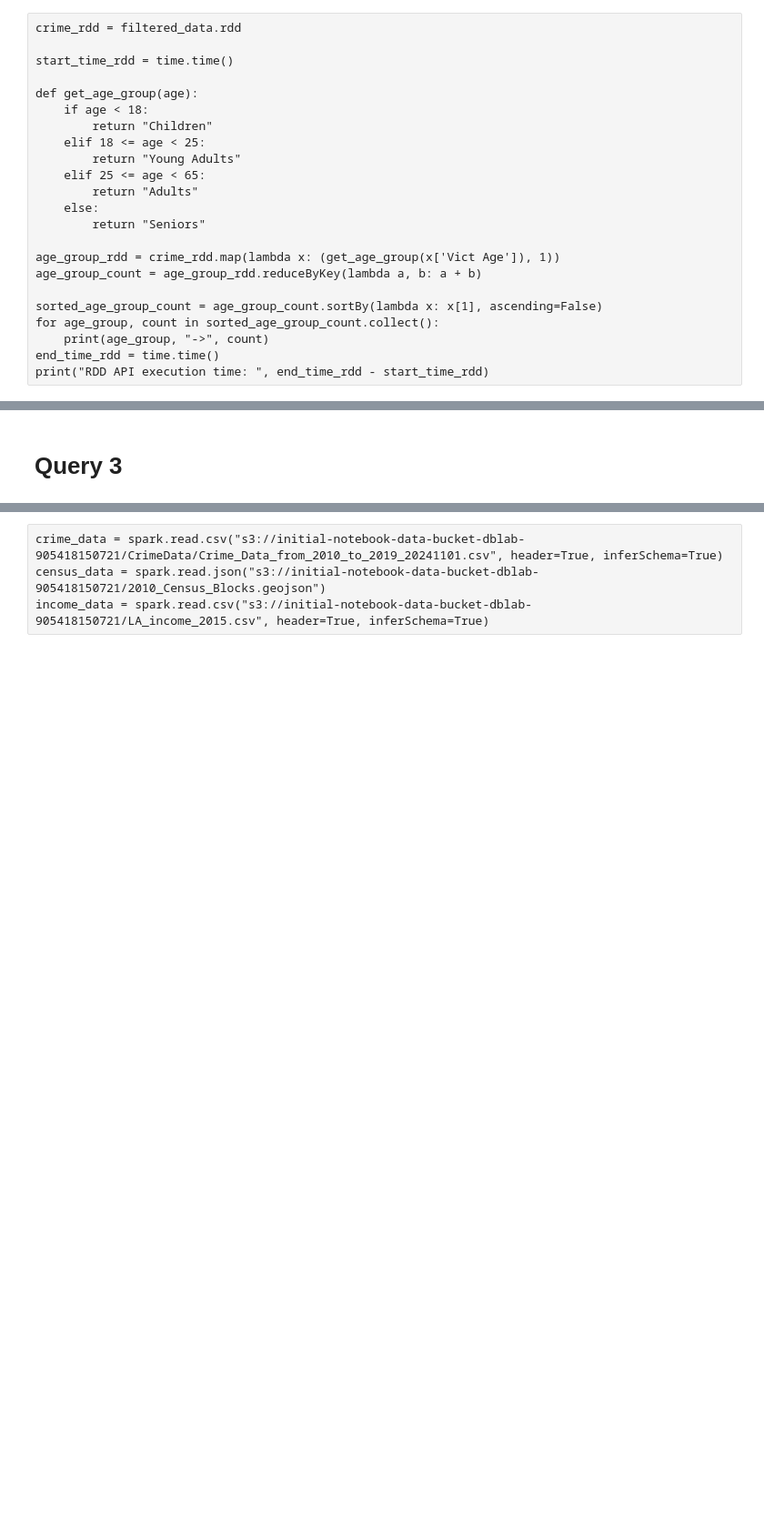
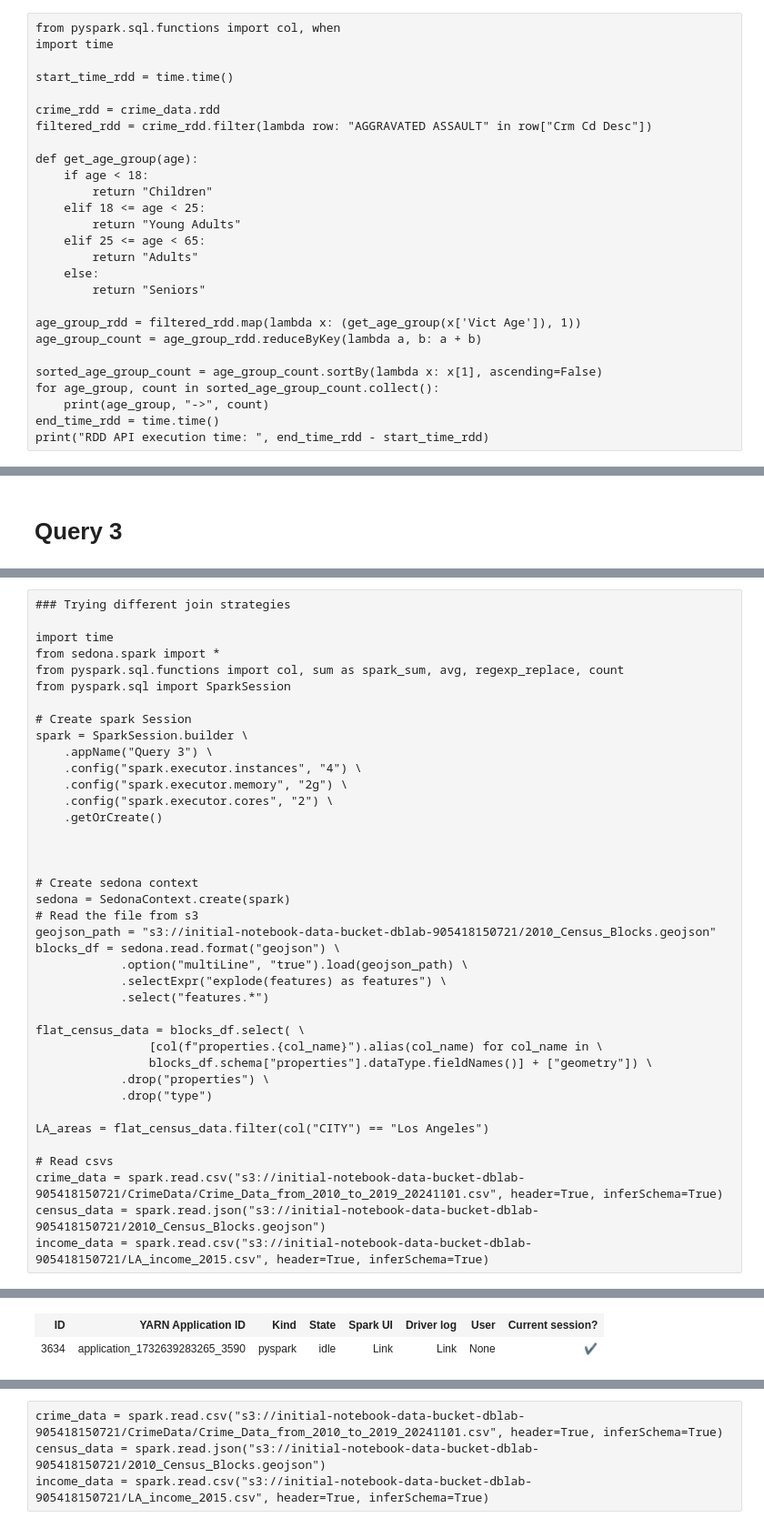
Before and after one commit to ntua-el20069/advancedDB-PySpark-project, a Jupyter notebook: DB-Queries.ipynb, the cells around one changed output, grey strips where cells are left out. Shown: that part at 91% size. Drawn from its saved outputs; the diff is of its cells as text; blank space fills up the shorter version.

```diff
--- a/DB-Queries.ipynb
+++ b/DB-Queries.ipynb
@@ -91,7 +98,11 @@ DataFrame API execution time:  12.480517148971558
 # %%
-crime_rdd = filtered_data.rdd
+from pyspark.sql.functions import col, when
+import time
 
 start_time_rdd = time.time()
+
+crime_rdd = crime_data.rdd
+filtered_rdd = crime_rdd.filter(lambda row: "AGGRAVATED ASSAULT" in row["Crm Cd Desc"])
 
 def get_age_group(age):
     if age < 18:
@@ -103,7 +114,7 @@ def get_age_group(age):
     else:
         return "Seniors"
 
-age_group_rdd = crime_rdd.map(lambda x: (get_age_group(x['Vict Age']), 1))
+age_group_rdd = filtered_rdd.map(lambda x: (get_age_group(x['Vict Age']), 1))
 age_group_count = age_group_rdd.reduceByKey(lambda a, b: a + b)
 
 sorted_age_group_count = age_group_count.sortBy(lambda x: x[1], ascending=False)
@@ -406,0 +545,40 @@ Time taken by query2_sql: 7.52 seconds
+# %%
+### Trying different join strategies
+
+import time
+from sedona.spark import *
+from pyspark.sql.functions import col, sum as spark_sum, avg, regexp_replace, count
+from pyspark.sql import SparkSession
+
+# Create spark Session
+spark = SparkSession.builder \
+    .appName("Query 3") \
+    .config("spark.executor.instances", "4") \
+    .config("spark.executor.memory", "2g") \
+    .config("spark.executor.cores", "2") \
+    .getOrCreate()
+
+
+
+# Create sedona context
+sedona = SedonaContext.create(spark)
+# Read the file from s3
+geojson_path = "s3://initial-notebook-data-bucket-dblab-905418150721/2010_Census_Blocks.geojson"
+blocks_df = sedona.read.format("geojson") \
+            .option("multiLine", "true").load(geojson_path) \
+            .selectExpr("explode(features) as features") \
+            .select("features.*")
+
+flat_census_data = blocks_df.select( \
+                [col(f"properties.{col_name}").alias(col_name) for col_name in \
+                blocks_df.schema["properties"].dataType.fieldNames()] + ["geometry"]) \
+            .drop("properties") \
+            .drop("type")
+
+LA_areas = flat_census_data.filter(col("CITY") == "Los Angeles")
+
+# Read csvs
+crime_data = spark.read.csv("s3://initial-notebook-data-bucket-dblab-905418150721/CrimeData/Crime_Data_from_2010_to_2019_20241101.csv", header=True, inferSchema=True)
+census_data = spark.read.json("s3://initial-notebook-data-bucket-dblab-905418150721/2010_Census_Blocks.geojson")
+income_data = spark.read.csv("s3://initial-notebook-data-bucket-dblab-905418150721/LA_income_2015.csv", header=True, inferSchema=True)
+# %% [output]
@@ -406,0 +586,2 @@ Time taken by query2_sql: 7.52 seconds
+| ID | YARN Application ID | Kind | State | Spark UI | Driver log | User | Current session? |
+| 3634 | application_1732639283265_3590 | pyspark | idle | Link | Link | None | ✔ |
```
Also changed, not shown: parts of 32 cells of this notebook.
